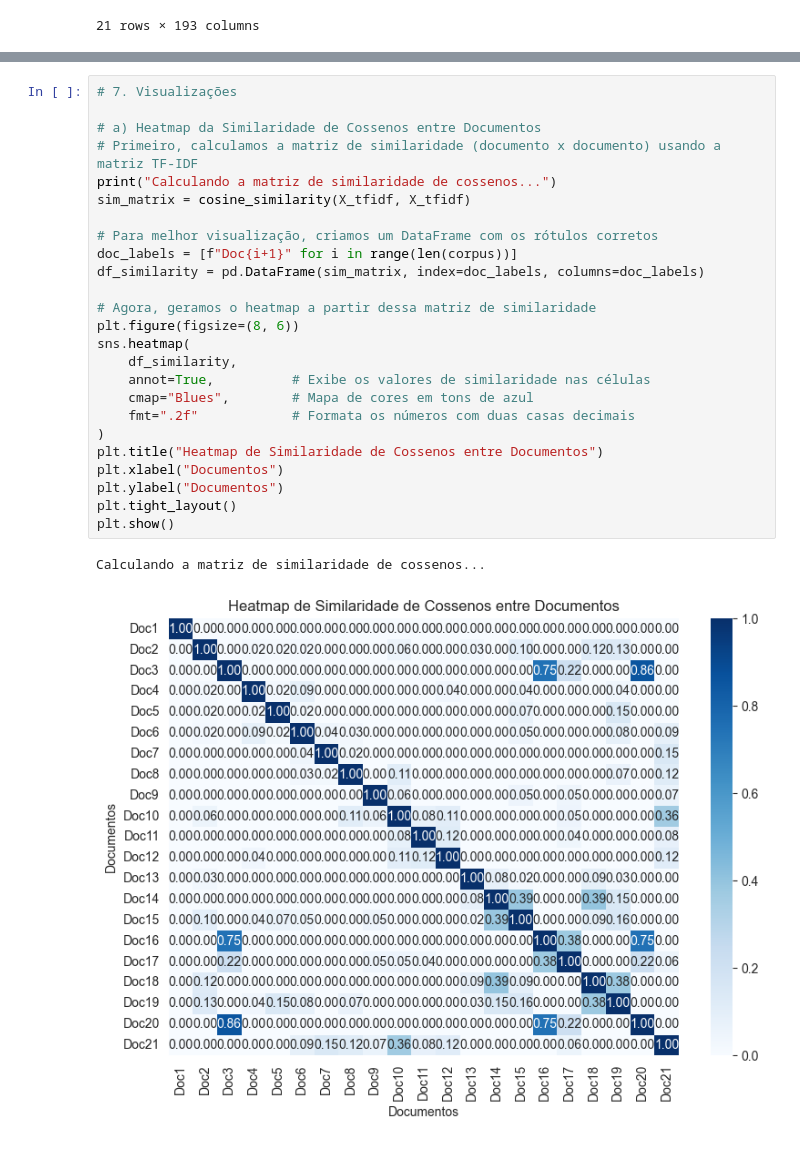
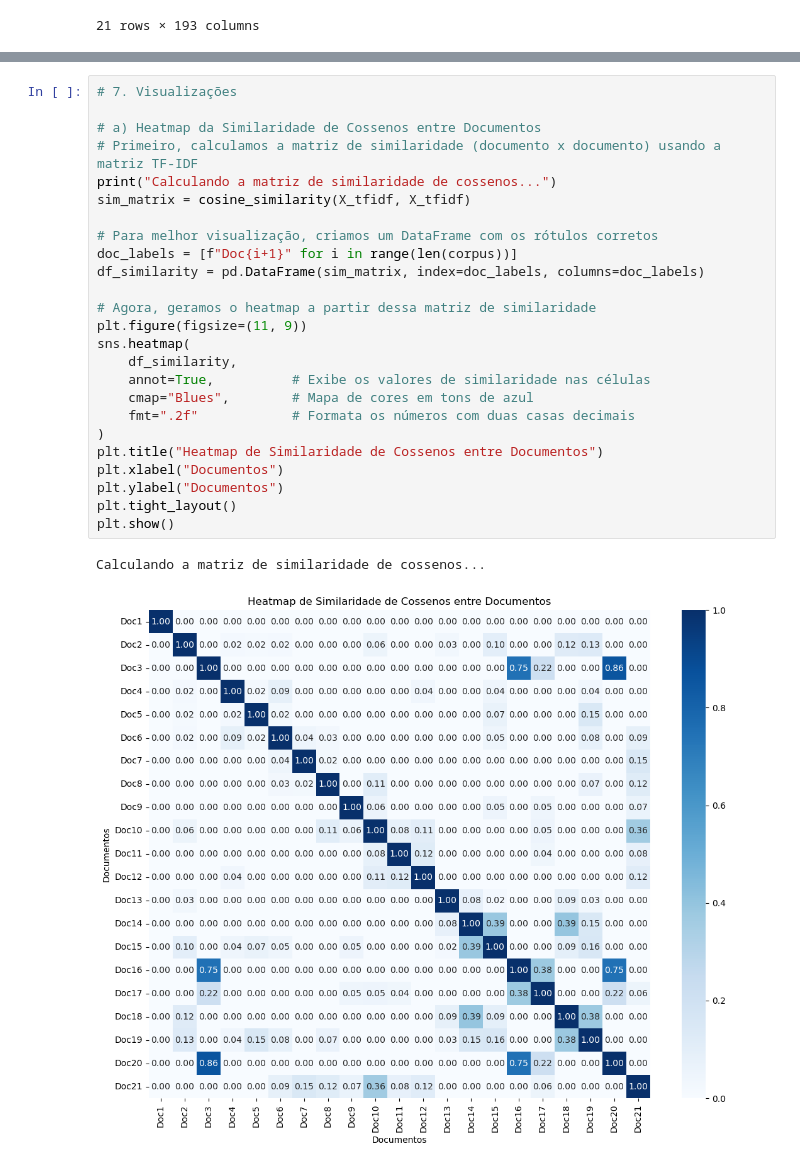
Before and after one commit to GabrielDeA/PlnAtividade1, a Jupyter notebook: BagOfWordsETfIdf.ipynb, the cells around one changed output, grey strips where cells are left out. Saved outputs shown, nothing was run; the diff lists cells and outputs as text.

```diff
--- a/BagOfWordsETfIdf.ipynb
+++ b/BagOfWordsETfIdf.ipynb
@@ -149,31 +149,31 @@ Top-3 Similares para a Query (usando TF-IDF):
 # %%
 # 7. Visualizações
 
 # a) Heatmap da Similaridade de Cossenos entre Documentos
 # Primeiro, calculamos a matriz de similaridade (documento x documento) usando a matriz TF-IDF
 print("Calculando a matriz de similaridade de cossenos...")
 sim_matrix = cosine_similarity(X_tfidf, X_tfidf)
 
 # Para melhor visualização, criamos um DataFrame com os rótulos corretos
 doc_labels = [f"Doc{i+1}" for i in range(len(corpus))]
 df_similarity = pd.DataFrame(sim_matrix, index=doc_labels, columns=doc_labels)
 
 # Agora, geramos o heatmap a partir dessa matriz de similaridade
-plt.figure(figsize=(8, 6))
+plt.figure(figsize=(11, 9))
 sns.heatmap(
     df_similarity,
     annot=True,          # Exibe os valores de similaridade nas células
     cmap="Blues",        # Mapa de cores em tons de azul
     fmt=".2f"            # Formata os números com duas casas decimais
 )
 plt.title("Heatmap de Similaridade de Cossenos entre Documentos")
 plt.xlabel("Documentos")
 plt.ylabel("Documentos")
 plt.tight_layout()
 plt.show()
 # %% [output]
 Calculando a matriz de similaridade de cossenos...
-[figure, old version]
+[figure, new version]
 # %%
 # b) Visualização dos Documentos em 2D com PCA
 pca = PCA(n_components=2)
```
Also changed, not shown: parts of 6 cells of this notebook.
